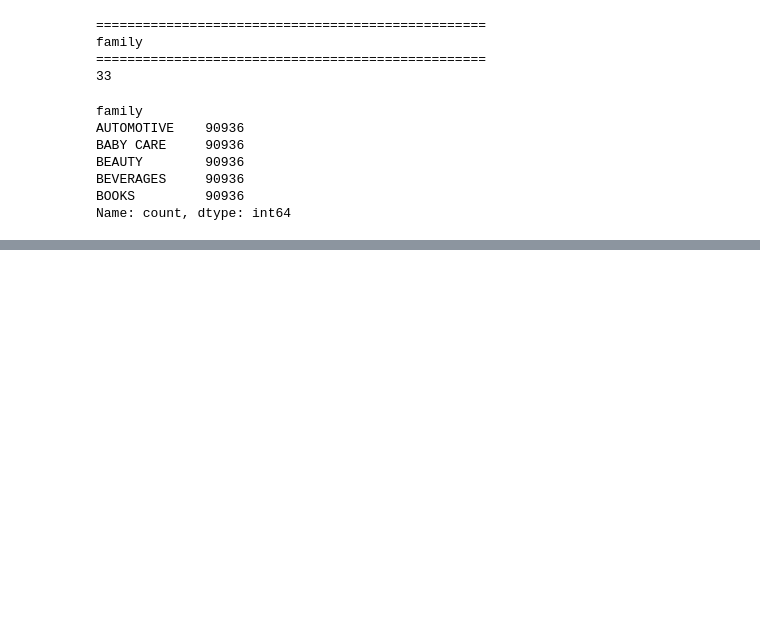
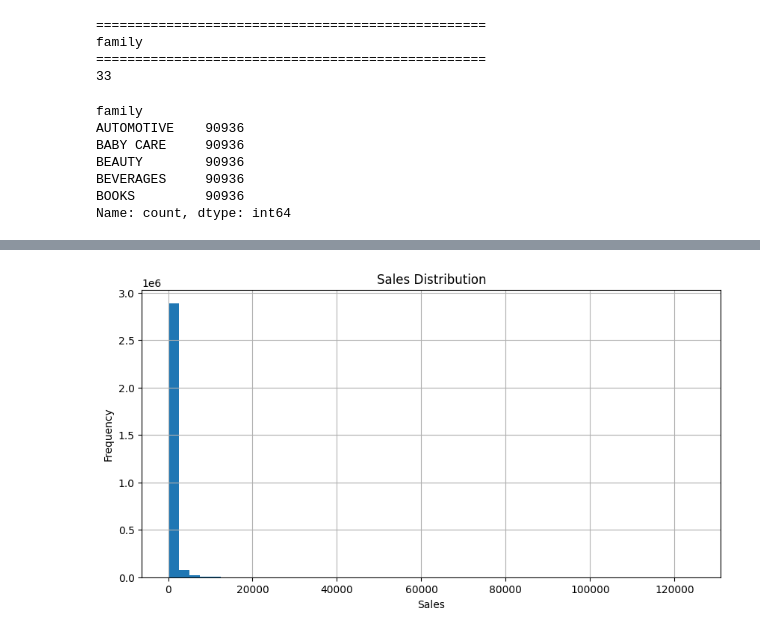
Before and after one commit to Husnain5Khalid/DemandIQ-Smart-demand-forecasting-, a Jupyter notebook: notebooks/01-DataExploration.ipynb, the cells around one changed output, grey strips where cells are left out. Saved outputs shown, nothing was run; the diff lists cells and outputs as text; code cells hidden in the pictures; blank space fills up the shorter version.

```diff
--- a/notebooks/01-DataExploration.ipynb
+++ b/notebooks/01-DataExploration.ipynb
@@ -523,0 +538,12 @@ Name: count, dtype: int64
+# %%
+plt.figure(figsize=(10,5))
+
+train_df["sales"].hist(bins=50)
+
+plt.title("Sales Distribution")
+plt.xlabel("Sales")
+plt.ylabel("Frequency")
+
+plt.show()
+# %% [output]
+[figure, added]
```
Also changed, not shown: parts of 22 cells of this notebook.
